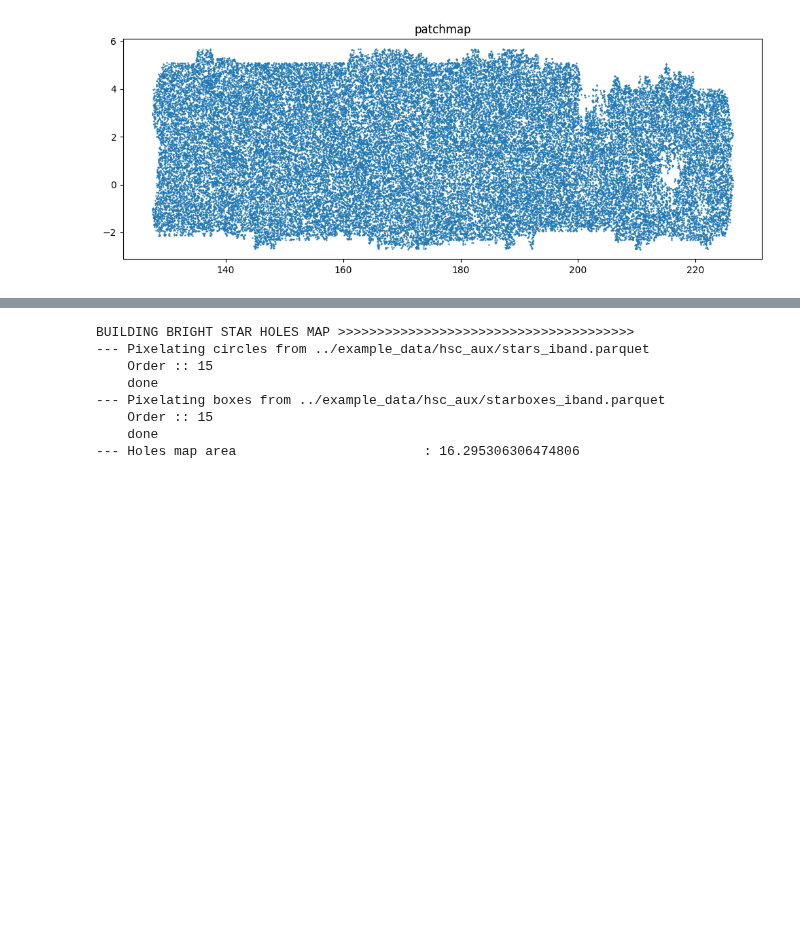
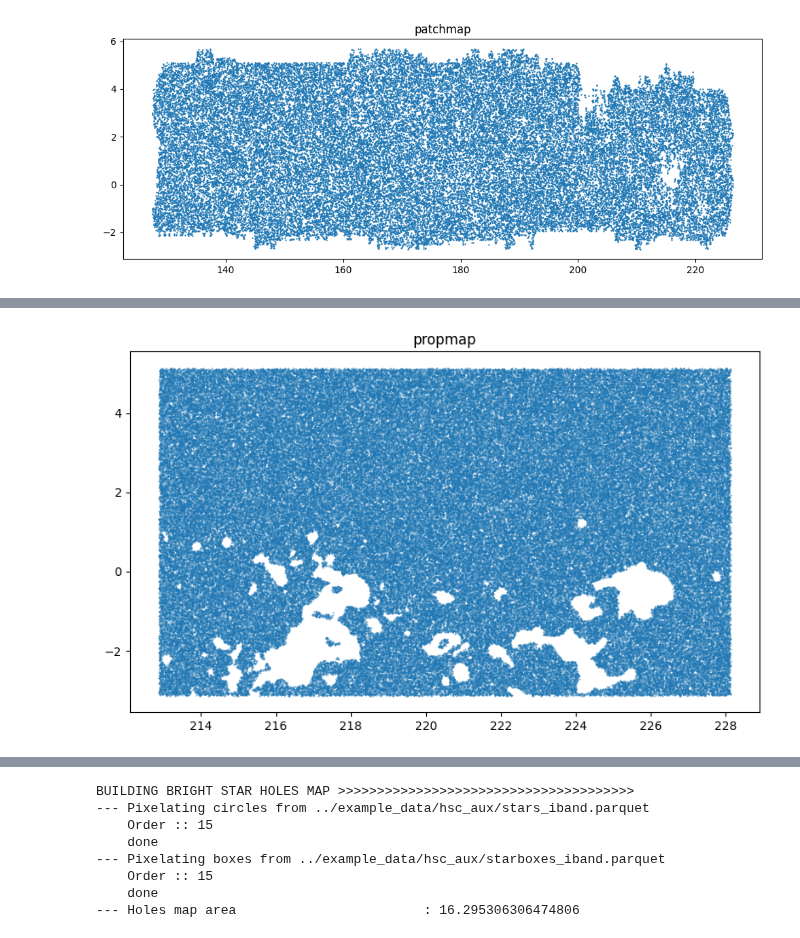
Before and after one commit to samotracio/skykatana, a Jupyter notebook: notebooks/indepth_usage.ipynb, the cells around one changed output, grey strips where cells are left out. Cells and saved outputs as stored; diff of their text form; code cells hidden in the pictures; blank space fills up the shorter version.

```diff
--- a/notebooks/indepth_usage.ipynb
+++ b/notebooks/indepth_usage.ipynb
@@ -236,0 +252,4 @@ mkp3.plot(stage='patchmap', figsize=[10,4])
+# %%
+mkp = SkyMaskPipe(order_out=13, order_cov=4)    # nside_coverage = 2^4 = 16
+mkp.build_footprint_mask(hatscat=HATSCAT)
+mkp.build_propmap_mask(prop_maps=PROPMAP_FILE,thresholds=1.3,comparisons='lt')  # this maps has nside_coverage = 2^5 = 32
@@ -236,0 +265,4 @@ mkp3.plot(stage='patchmap', figsize=[10,4])
+# %%
+mkp.plot(stage='propmap', nr=200_000, s=0.1, figsize=[8,5])
+# %% [output]
+[figure, added]
```
Also changed, not shown: parts of 15 cells of this notebook, 2 other files.
